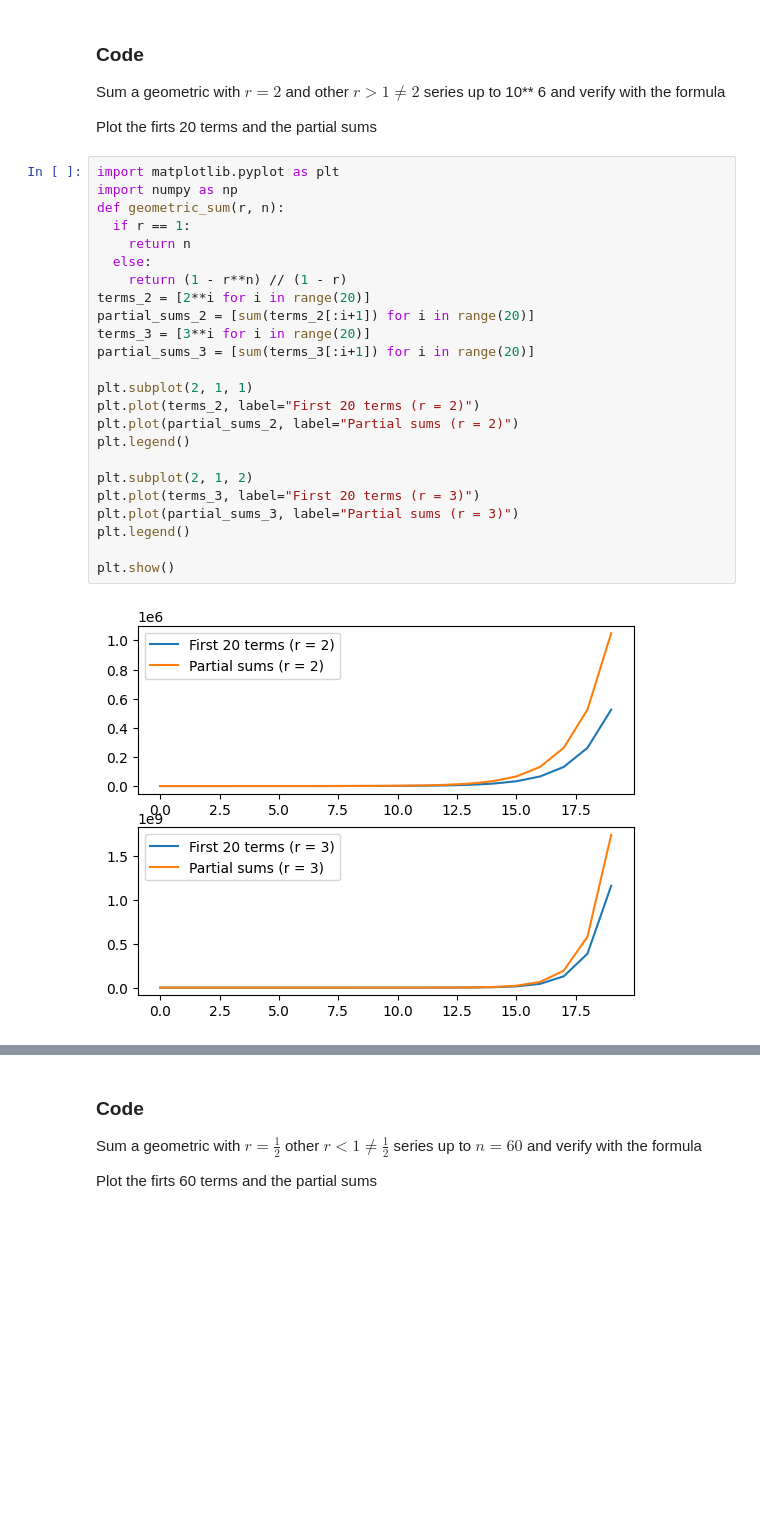
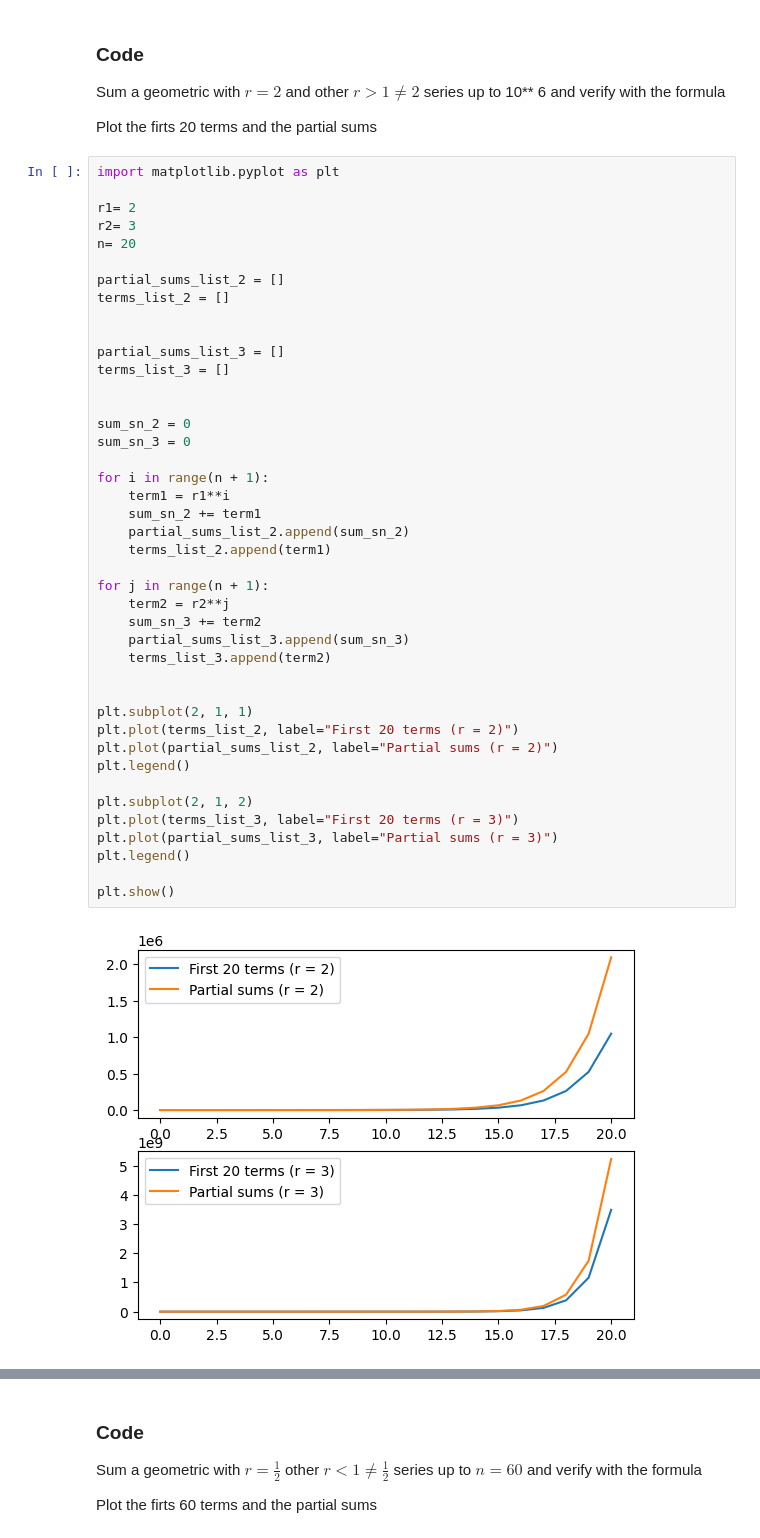
Before and after one commit to sgarciarod/MetNumUN2023II, a Jupyter notebook: Lab1/sgarciarod_ArithmeticSeriesGeometricSeriesPowerSums.ipynb, the cells around one changed output, grey strips where cells are left out. Cells and saved outputs as stored; diff of their text form; blank space fills up the shorter version.

```diff
--- a/Lab1/sgarciarod_ArithmeticSeriesGeometricSeriesPowerSums.ipynb
+++ b/Lab1/sgarciarod_ArithmeticSeriesGeometricSeriesPowerSums.ipynb
@@ -318,27 +326,45 @@ Sum a geometric with $r =2$ and other $r > 1 \neq 2$  series up to 10** 6 and ve
 Plot the firts 20 terms and the partial sums
 # %%
 import matplotlib.pyplot as plt
-import numpy as np
-def geometric_sum(r, n):
-  if r == 1:
-    return n
-  else:
-    return (1 - r**n) // (1 - r)
-terms_2 = [2**i for i in range(20)]
-partial_sums_2 = [sum(terms_2[:i+1]) for i in range(20)]
-terms_3 = [3**i for i in range(20)]
-partial_sums_3 = [sum(terms_3[:i+1]) for i in range(20)]
+
+r1= 2
+r2= 3
+n= 20
+
+partial_sums_list_2 = []
+terms_list_2 = []
+
+
+partial_sums_list_3 = []
+terms_list_3 = []
+
+
+sum_sn_2 = 0
+sum_sn_3 = 0
+
+for i in range(n + 1):
+    term1 = r1**i
+    sum_sn_2 += term1
+    partial_sums_list_2.append(sum_sn_2)
+    terms_list_2.append(term1)
+
+for j in range(n + 1):
+    term2 = r2**j
+    sum_sn_3 += term2
+    partial_sums_list_3.append(sum_sn_3)
+    terms_list_3.append(term2)
+
 
 plt.subplot(2, 1, 1)
-plt.plot(terms_2, label="First 20 terms (r = 2)")
-plt.plot(partial_sums_2, label="Partial sums (r = 2)")
+plt.plot(terms_list_2, label="First 20 terms (r = 2)")
+plt.plot(partial_sums_list_2, label="Partial sums (r = 2)")
 plt.legend()
 
 plt.subplot(2, 1, 2)
-plt.plot(terms_3, label="First 20 terms (r = 3)")
-plt.plot(partial_sums_3, label="Partial sums (r = 3)")
+plt.plot(terms_list_3, label="First 20 terms (r = 3)")
+plt.plot(partial_sums_list_3, label="Partial sums (r = 3)")
 plt.legend()
 
 plt.show()
 # %% [output]
-[figure, old version]
+[figure, new version]
```
Also changed, not shown: parts of 14 cells of this notebook.
